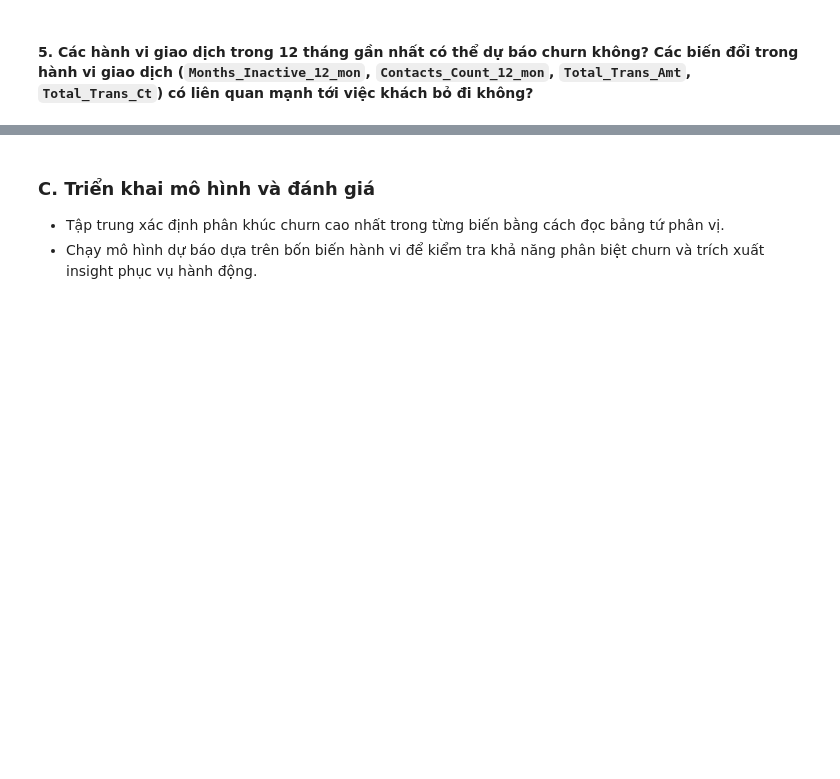
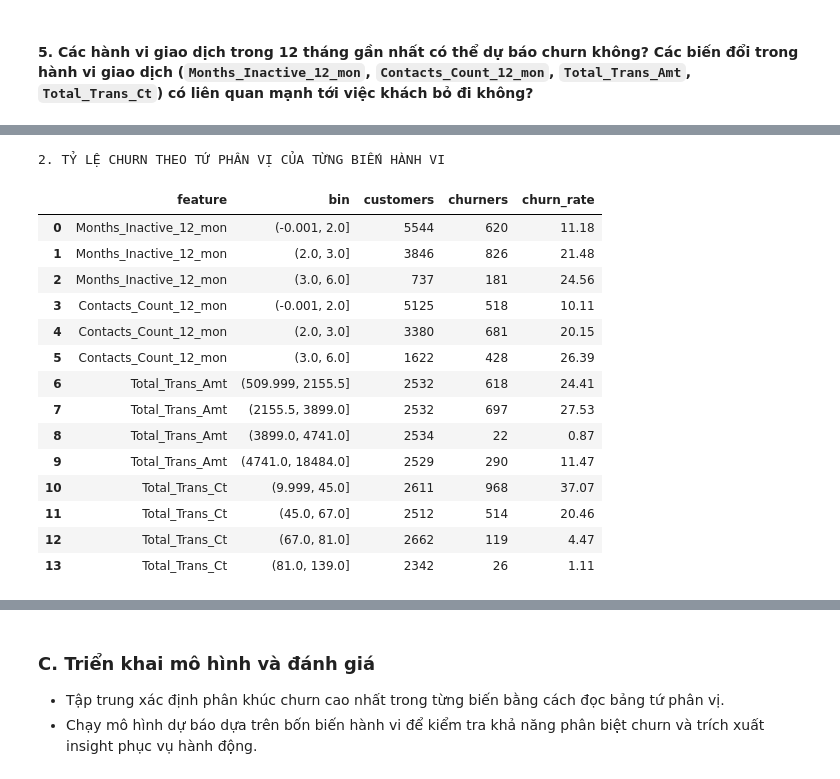
Before and after one commit to Khoa-Neee/P4DS_Final-Project, a Jupyter notebook: main.ipynb, the cells around one changed output, grey strips where cells are left out. Saved outputs shown, nothing was run; the diff lists cells and outputs as text; code cells hidden in the pictures; blank space fills up the shorter version.

```diff
--- a/main.ipynb
+++ b/main.ipynb
@@ -1164,4 +1376,5 @@ hl_stats
 # %%
+# 1. KIỂM TRA VÀ CHUẨN HÓA KIỂU DỮ LIỆU
 behavior_cols = [
     'Attrition_Flag',
     'Months_Inactive_12_mon',
@@ -1171,6 +1384,11 @@ behavior_cols = [
 ]
 behavior_df = df[behavior_cols].copy()
 
+# Đảm bảo các biến hành vi là kiểu số
+for col in ['Months_Inactive_12_mon', 'Contacts_Count_12_mon', 'Total_Trans_Amt', 'Total_Trans_Ct']:
+    behavior_df[col] = pd.to_numeric(behavior_df[col], errors='coerce')
+
+# Chuẩn hóa nhãn churn thành nhị phân
 behavior_df['Attrition_Flag'] = behavior_df['Attrition_Flag'].astype(str).str.strip()
 behavior_df['is_churn'] = behavior_df['Attrition_Flag'].map({
     'Attrited Customer': 1,
@@ -1178,12 +1396,26 @@ behavior_df['is_churn'] = behavior_df['Attrition_Flag'].map({
 })
 if behavior_df['is_churn'].isna().any():
     raise ValueError('Có giá trị Attrition_Flag không map được sang is_churn')
+print("Kiểu dữ liệu sau chuẩn hóa:")
+print(behavior_df.dtypes)
+print()
 
+# 2. KIỂM TRA VÀ XỬ LÝ MISSING DATA
+missing_before = behavior_df[['Months_Inactive_12_mon', 'Contacts_Count_12_mon', 'Total_Trans_Amt', 'Total_Trans_Ct']].isna().sum()
+print("Số missing values trước xử lý:")
+print(missing_before)
 behavior_df = behavior_df.dropna()
+print(f"Số dòng còn lại sau khi loại missing: {len(behavior_df)}")
+print()
+
+# 3. XÁC ĐỊNH CÁC BIẾN HÀNH VI CẦN PHÂN TÍCH
 behavior_features = [
     'Months_Inactive_12_mon',
     'Contacts_Count_12_mon',
     'Total_Trans_Amt',
     'Total_Trans_Ct',
 ]
+print("Các biến hành vi cần phân tích:")
+print(behavior_features)
+
 behavior_df[behavior_features + ['is_churn']].head()
@@ -1232,16 +1512,35 @@ plt.show()
 # %%
+# 2. TỶ LỆ CHURN THEO TỨ PHÂN VỊ CỦA TỪNG BIẾN
+print("2. TỶ LỆ CHURN THEO TỨ PHÂN VỊ CỦA TỪNG BIẾN HÀNH VI")
 bin_frames = []
 for col in behavior_features:
     bins = pd.qcut(behavior_df[col], q=4, duplicates='drop')
     temp = (
         behavior_df.assign(bin=bins)
         .groupby('bin', observed=True)['is_churn']
         .agg(customers='size', churners='sum', churn_rate='mean')
         .reset_index()
     )
     temp['feature'] = col
     temp['bin'] = temp['bin'].astype(str)
     temp['churn_rate'] = (temp['churn_rate'] * 100).round(2)
     bin_frames.append(temp[['feature', 'bin', 'customers', 'churners', 'churn_rate']])
 quantile_summary = pd.concat(bin_frames, ignore_index=True)
-quantile_summary
+display(quantile_summary)
+# %% [output]
+2. TỶ LỆ CHURN THEO TỨ PHÂN VỊ CỦA TỪNG BIẾN HÀNH VI
+|  | feature | bin | customers | churners | churn_rate |
+| 0 | Months_Inactive_12_mon | (-0.001, 2.0] | 5544 | 620 | 11.18 |
+| 1 | Months_Inactive_12_mon | (2.0, 3.0] | 3846 | 826 | 21.48 |
+| 2 | Months_Inactive_12_mon | (3.0, 6.0] | 737 | 181 | 24.56 |
+| 3 | Contacts_Count_12_mon | (-0.001, 2.0] | 5125 | 518 | 10.11 |
+| 4 | Contacts_Count_12_mon | (2.0, 3.0] | 3380 | 681 | 20.15 |
+| 5 | Contacts_Count_12_mon | (3.0, 6.0] | 1622 | 428 | 26.39 |
+| 6 | Total_Trans_Amt | (509.999, 2155.5] | 2532 | 618 | 24.41 |
+| 7 | Total_Trans_Amt | (2155.5, 3899.0] | 2532 | 697 | 27.53 |
+| 8 | Total_Trans_Amt | (3899.0, 4741.0] | 2534 | 22 | 0.87 |
+| 9 | Total_Trans_Amt | (4741.0, 18484.0] | 2529 | 290 | 11.47 |
+| 10 | Total_Trans_Ct | (9.999, 45.0] | 2611 | 968 | 37.07 |
+| 11 | Total_Trans_Ct | (45.0, 67.0] | 2512 | 514 | 20.46 |
+| 12 | Total_Trans_Ct | (67.0, 81.0] | 2662 | 119 | 4.47 |
+| 13 | Total_Trans_Ct | (81.0, 139.0] | 2342 | 26 | 1.11 |
```
Also changed, not shown: parts of 45 cells of this notebook.
